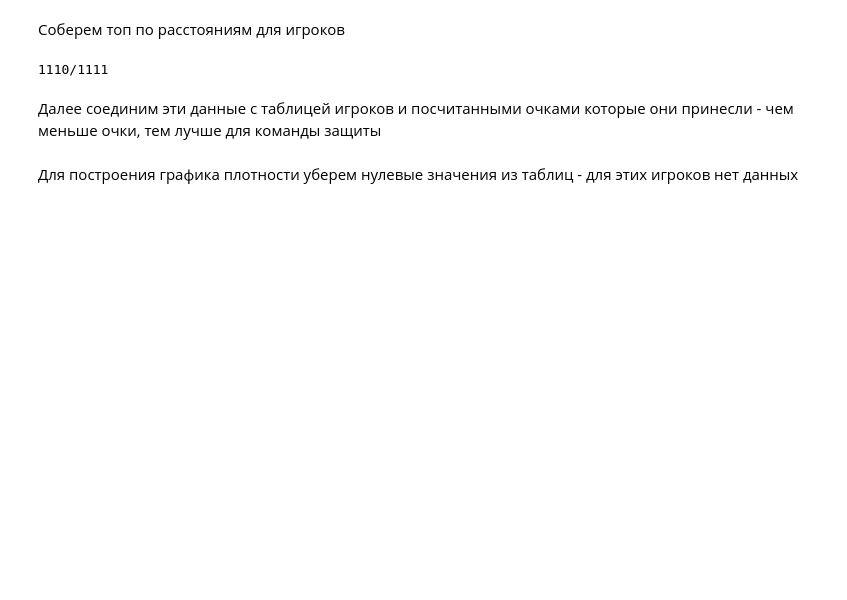
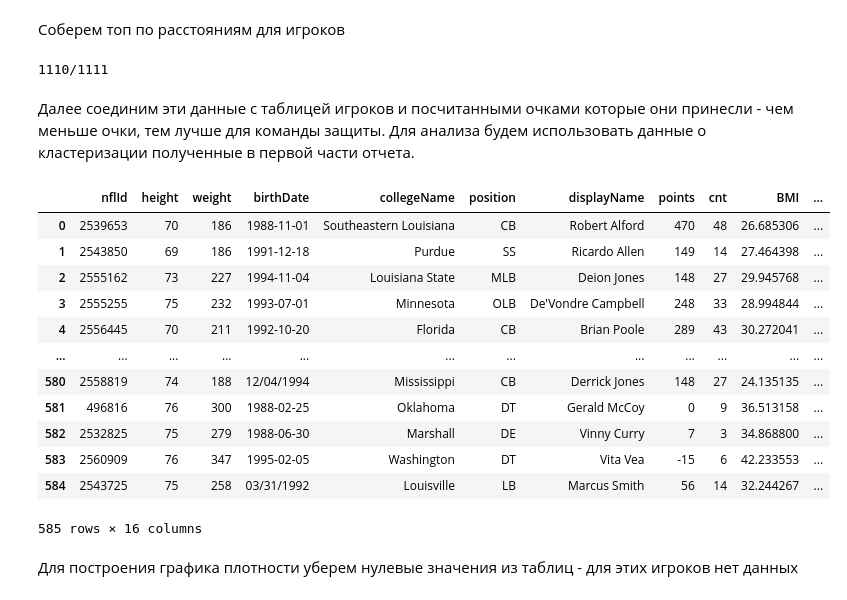
Before and after one commit to IgorKurylev/nfl-project, a Jupyter notebook: src/python/Distance Analysis.ipynb, the cells around one changed output. Cells and saved outputs as stored; diff of their text form; code cells hidden in the pictures; blank space fills up the shorter version.

```diff
--- a/src/python/Distance Analysis.ipynb
+++ b/src/python/Distance Analysis.ipynb
@@ -169,5 +169,5 @@ top_df = pd.DataFrame.from_dict(top)
 # %%
 top_df.to_csv('top.csv', encoding='utf-8', index=False)
 # %% [markdown]
-Далее соединим эти данные с таблицей игроков и посчитанными очками которые они принесли - чем меньше очки, тем лучше для команды защиты
+Далее соединим эти данные с таблицей игроков и посчитанными очками которые они принесли - чем меньше очки, тем лучше для команды защиты. Для анализа будем использовать данные о кластеризации полученные в первой части отчета.
 # %%
@@ -177,5 +177,21 @@ players_cnt['maxDist'] = 0
 players_cnt['minDist'] = 0
 players_cnt['average'] = 0
 players_cnt['enter'] = 0
+# %%
+players_cnt
+# %% [output]
+|  | nflId | height | weight | birthDate | collegeName | position | displayName | points | cnt | BMI | ... |
+| 0 | 2539653 | 70 | 186 | 1988-11-01 | Southeastern Louisiana | CB | Robert Alford | 470 | 48 | 26.685306 | ... |
+| 1 | 2543850 | 69 | 186 | 1991-12-18 | Purdue | SS | Ricardo Allen | 149 | 14 | 27.464398 | ... |
+| 2 | 2555162 | 73 | 227 | 1994-11-04 | Louisiana State | MLB | Deion Jones | 148 | 27 | 29.945768 | ... |
+| 3 | 2555255 | 75 | 232 | 1993-07-01 | Minnesota | OLB | De'Vondre Campbell | 248 | 33 | 28.994844 | ... |
+| 4 | 2556445 | 70 | 211 | 1992-10-20 | Florida | CB | Brian Poole | 289 | 43 | 30.272041 | ... |
+| ... | ... | ... | ... | ... | ... | ... | ... | ... | ... | ... | ... |
+| 580 | 2558819 | 74 | 188 | 12/04/1994 | Mississippi | CB | Derrick Jones | 148 | 27 | 24.135135 | ... |
+| 581 | 496816 | 76 | 300 | 1988-02-25 | Oklahoma | DT | Gerald McCoy | 0 | 9 | 36.513158 | ... |
+| 582 | 2532825 | 75 | 279 | 1988-06-30 | Marshall | DE | Vinny Curry | 7 | 3 | 34.868800 | ... |
+| 583 | 2560909 | 76 | 347 | 1995-02-05 | Washington | DT | Vita Vea | -15 | 6 | 42.233553 | ... |
+| 584 | 2543725 | 75 | 258 | 03/31/1992 | Louisville | LB | Marcus Smith | 56 | 14 | 32.244267 | ... |
+585 rows × 16 columns
 # %%
 for index, each in top_df.iterrows():
```
Also changed, not shown: parts of 17 cells of this notebook, 1 other file.
